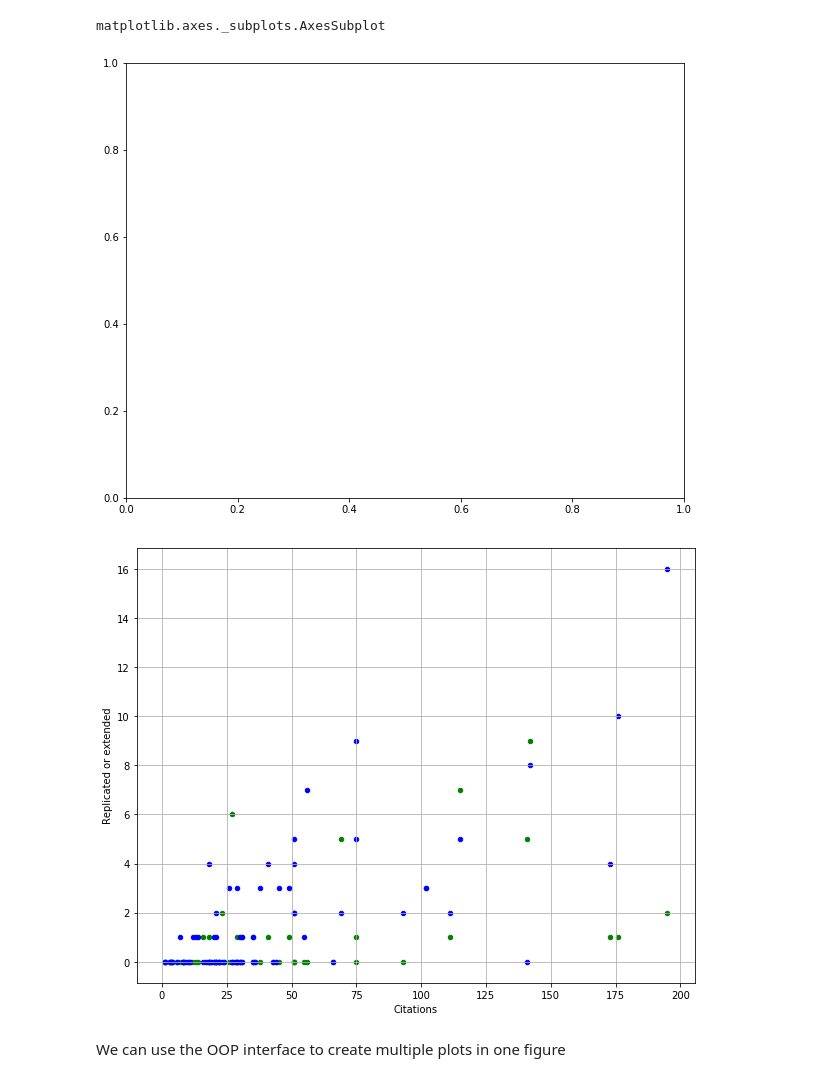
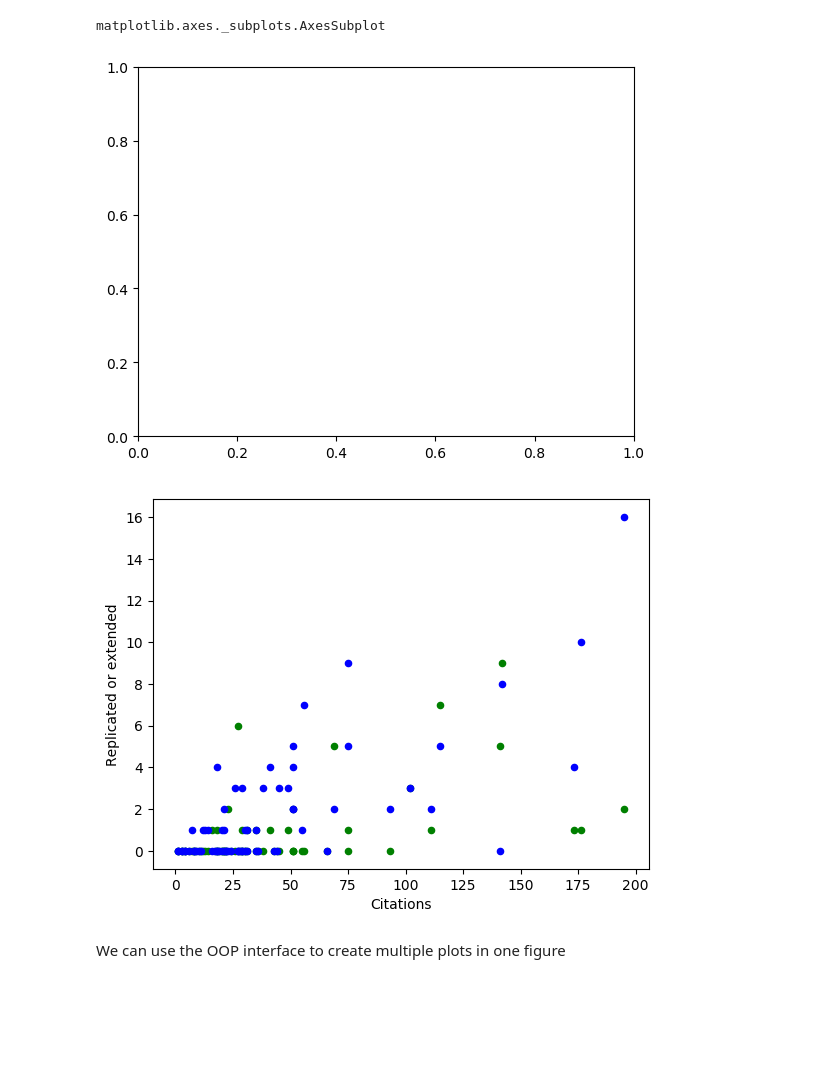
Before and after one commit to QuantEcon/phd_workshops, a Jupyter notebook: Natasha/intro-to-data-analysis-plotting.ipynb, the cells around one changed output. Drawn from its saved outputs; the diff is of its cells as text; code cells hidden in the pictures; blank space fills up the shorter version.

```diff
--- a/Natasha/intro-to-data-analysis-plotting.ipynb
+++ b/Natasha/intro-to-data-analysis-plotting.ipynb
@@ -311,3 +366,0 @@ We can also create a multiindex that contains multiple levels in the index
-# %%
-volume = volume.reset_index().set_index(['volField', 'volTitle']).sort_index()  # This is called method chaining
-volume.head()
@@ -657,3 +735,7 @@ fig, ax = plt.subplots(figsize=(10, 8))
+# %%
+plt.style.use('default') # reset style - seaborn changed the style when we plotted seaborn figures before
+
+fig, ax = plt.subplots()
 # %%
 type(fig)
 # %% [output]
@@ -666,17 +748,16 @@ matplotlib.axes._subplots.AxesSubplot
 fig
 plt.show()
 # %% [output]
-[figure, old version]
+[figure, new version]
 # %%
-fig, ax = plt.subplots(figsize=(10, 8))
+fig, ax = plt.subplots()
 merged.plot(x='volWoS', y='replication', kind='scatter', c='green', ax=ax)
 merged.plot(x='volWoS', y='extension', kind='scatter', c='blue', ax=ax)
 plt.xlabel('Citations')
 plt.ylabel('Replicated or extended')
-plt.grid()
 plt.show()
 # %% [output]
-[figure, old version]
+[figure, new version]
 # %% [markdown]
 We can use the OOP interface to create multiple plots in one figure
 # %%
```
Also changed, not shown: parts of 59 cells of this notebook, 1 other file.
